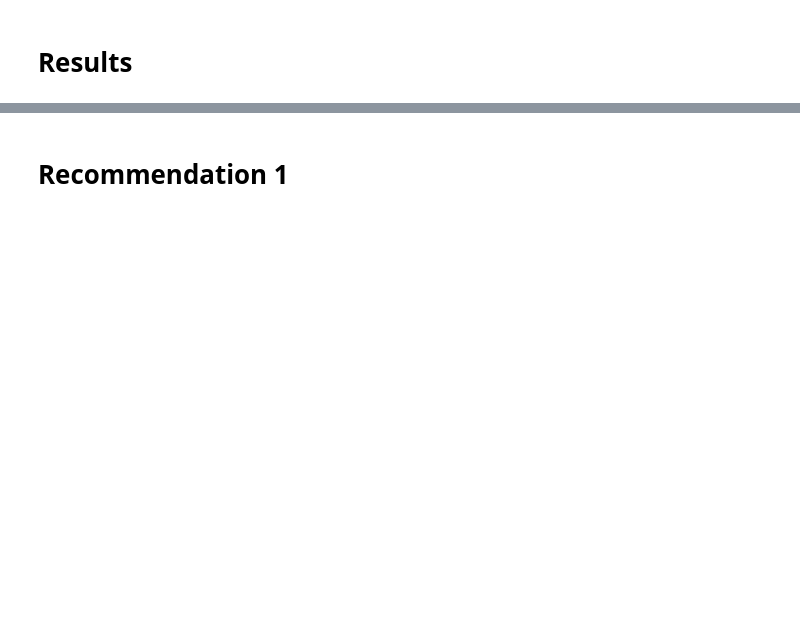
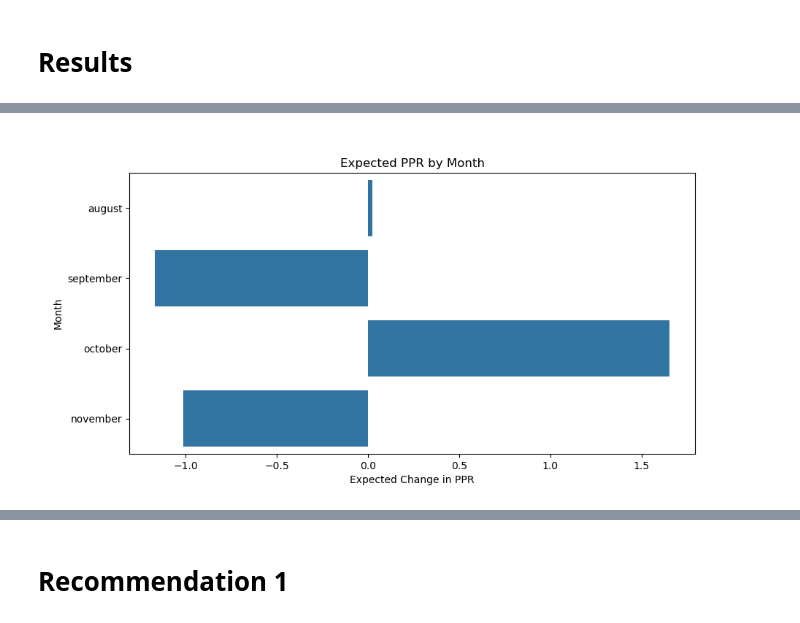
Before and after one commit to Keys2610/dsc-phase-2-project-v3, a Jupyter notebook: Final_Phase_2_Project_Notebook.ipynb, the cells around one changed output, grey strips where cells are left out. Cells and saved outputs as stored; diff of their text form; code cells hidden in the pictures; blank space fills up the shorter version.

```diff
--- a/Final_Phase_2_Project_Notebook.ipynb
+++ b/Final_Phase_2_Project_Notebook.ipynb
@@ -218,0 +261,4 @@ genre_list_stat_sig
+# %%
+display.Image("month_plot.png")
+# %% [output]
+[figure, added]
```
Also changed, not shown: parts of 20 cells of this notebook, 7 other files.
